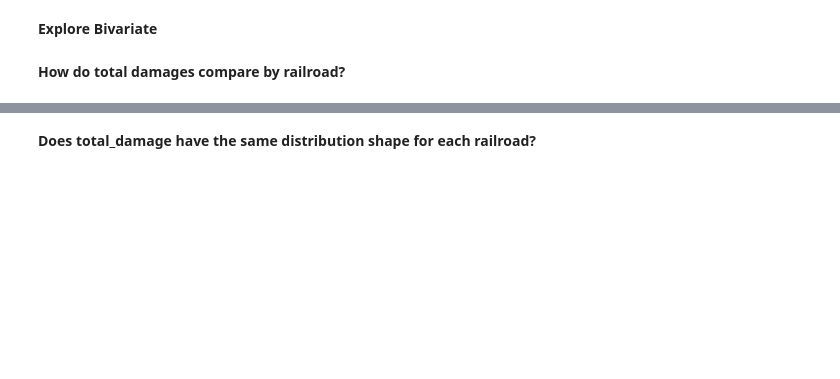
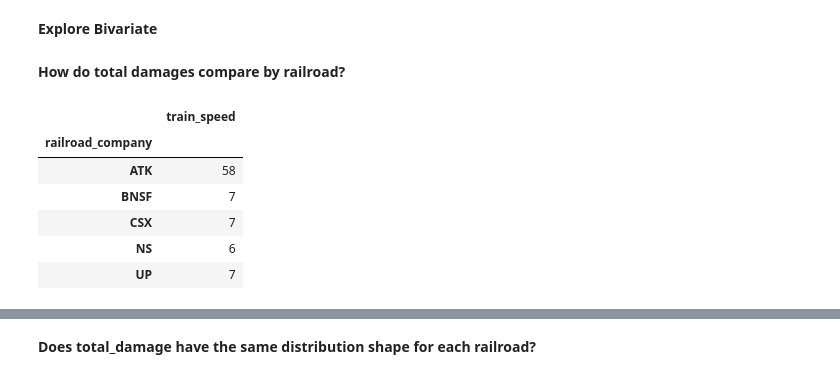
Before and after one commit to OTR-Capstone/Off_The_Rails, a Jupyter notebook: justin_explore.ipynb, the cells around one changed output, grey strips where cells are left out. Drawn from its saved outputs; the diff is of its cells as text; code cells hidden in the pictures; blank space fills up the shorter version.

Commit message:
updating with crosstabs for tableau

```diff
--- a/justin_explore.ipynb
+++ b/justin_explore.ipynb
@@ -454,2 +468,13 @@ explore_bivariate(train, 'railroad_company', cat_vars, quant_vars)
 # %% [markdown]
 **How do total damages compare by railroad?**
+# %%
+train_speed = pd.DataFrame(train.groupby('railroad_company').train_speed.median())
+train_speed
+# %% [output]
+|  | train_speed |
+| railroad_company |  |
+| ATK | 58 |
+| BNSF | 7 |
+| CSX | 7 |
+| NS | 6 |
+| UP | 7 |
```
Also changed, not shown: parts of 38 cells of this notebook.
